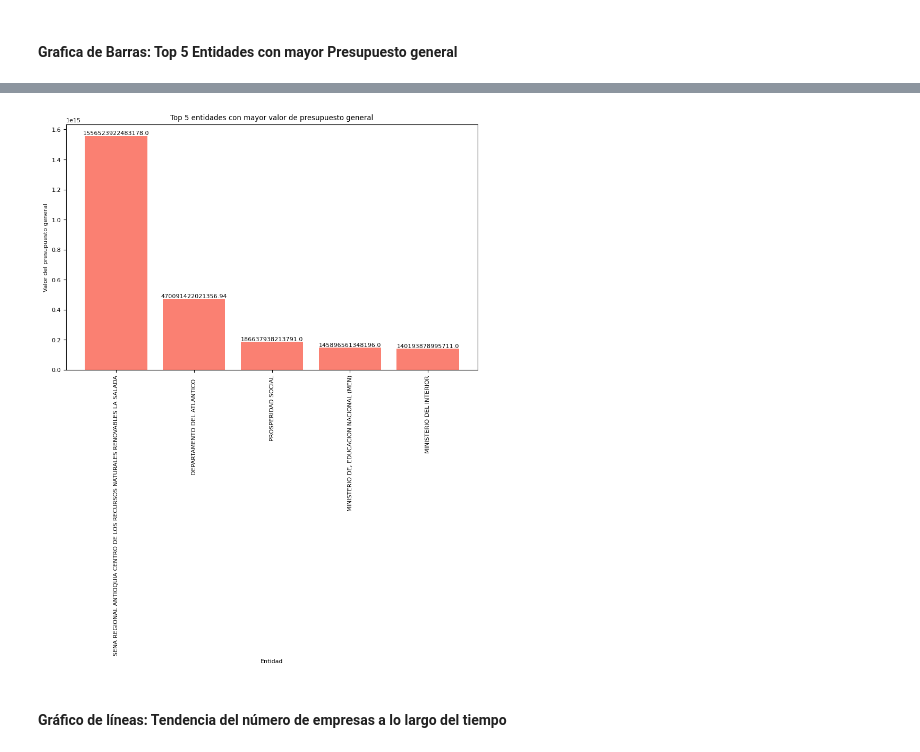
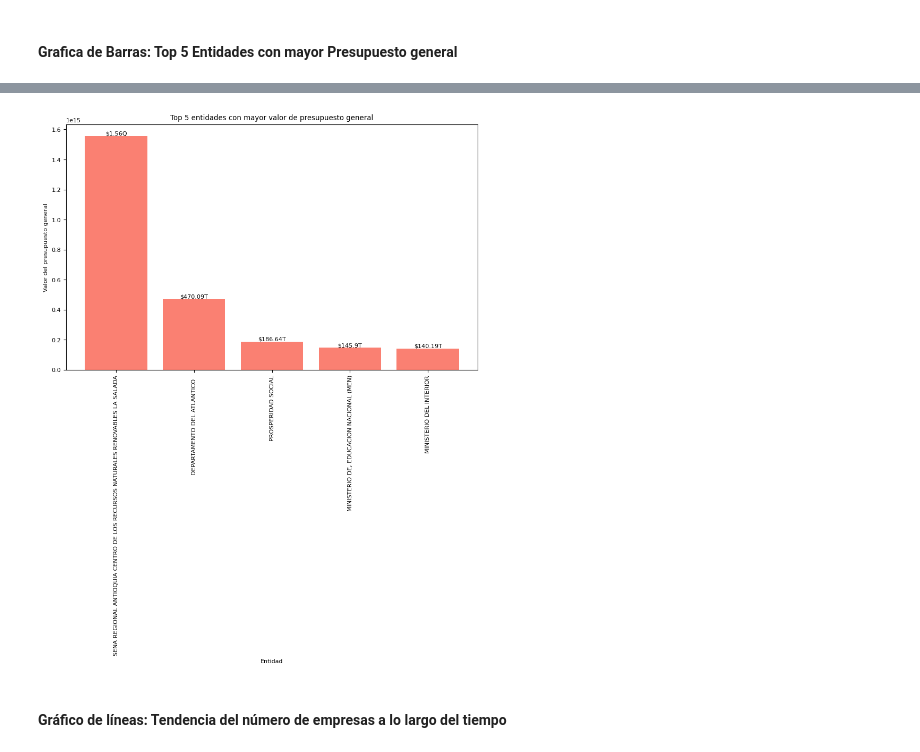
Before and after one commit to valalzarate/Guia-3, a Jupyter notebook: Guia 3.ipynb, the cells around one changed output, grey strips where cells are left out. Drawn from its saved outputs; the diff is of its cells as text; code cells hidden in the pictures.

```diff
--- a/Guia 3.ipynb
+++ b/Guia 3.ipynb
@@ -387,22 +394,27 @@ plt.show()
 # %%
+from numerize import numerize
 top_5_entidades = secop.sort_values(by='valor_presupuesto_general',ascending=False).head(5)
-
+top_5_entidades['presupuesto_num'] = top_5_entidades['valor_presupuesto_general'].apply(lambda x: numerize.numerize(x))
 plt.figure(figsize=(10, 6))
 bars=plt.bar(top_5_entidades['nombre_entidad'], top_5_entidades['valor_presupuesto_general'], color='salmon')
 plt.title('Top 5 entidades con mayor valor de presupuesto general')
 plt.xlabel('Entidad')
 plt.ylabel('Valor del presupuesto general')
 plt.xticks(rotation=90)
 
+num= top_5_entidades['valor_presupuesto_general'].values[0]
+top_5_entidades['presupuesto_num'].values[0]=f"{num / 1e15:,.2f}Q"
+
 # Agregar los valores numéricos en la parte superior de cada barra
-for bar in bars:
+for i, bar in enumerate(bars):
     yval = bar.get_height()
-    plt.text(bar.get_x() + bar.get_width()/2, yval, round(yval, 2), ha='center', va='bottom')
+    plt.text(bar.get_x() + bar.get_width()/2, yval, '$'+top_5_entidades['presupuesto_num'].values[i], ha='center', va='bottom')
+
 
 # Mostrar la gráfica
 plt.show()
 # %% [output]
-[figure, old version]
+[figure, new version]
 # %% [markdown]
 #### Gráfico de líneas: Tendencia del número de empresas a lo largo del tiempo
 # %%
```
Also changed, not shown: parts of 6 cells of this notebook.
